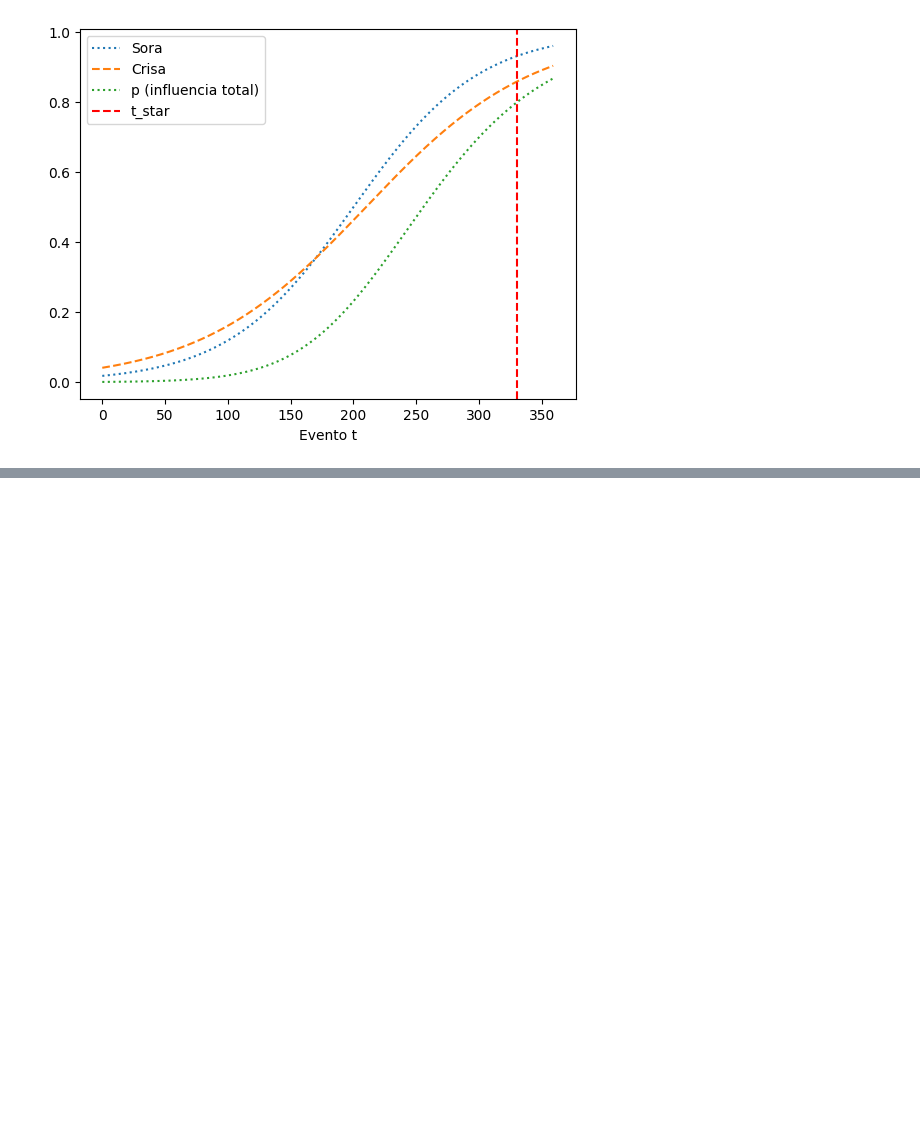
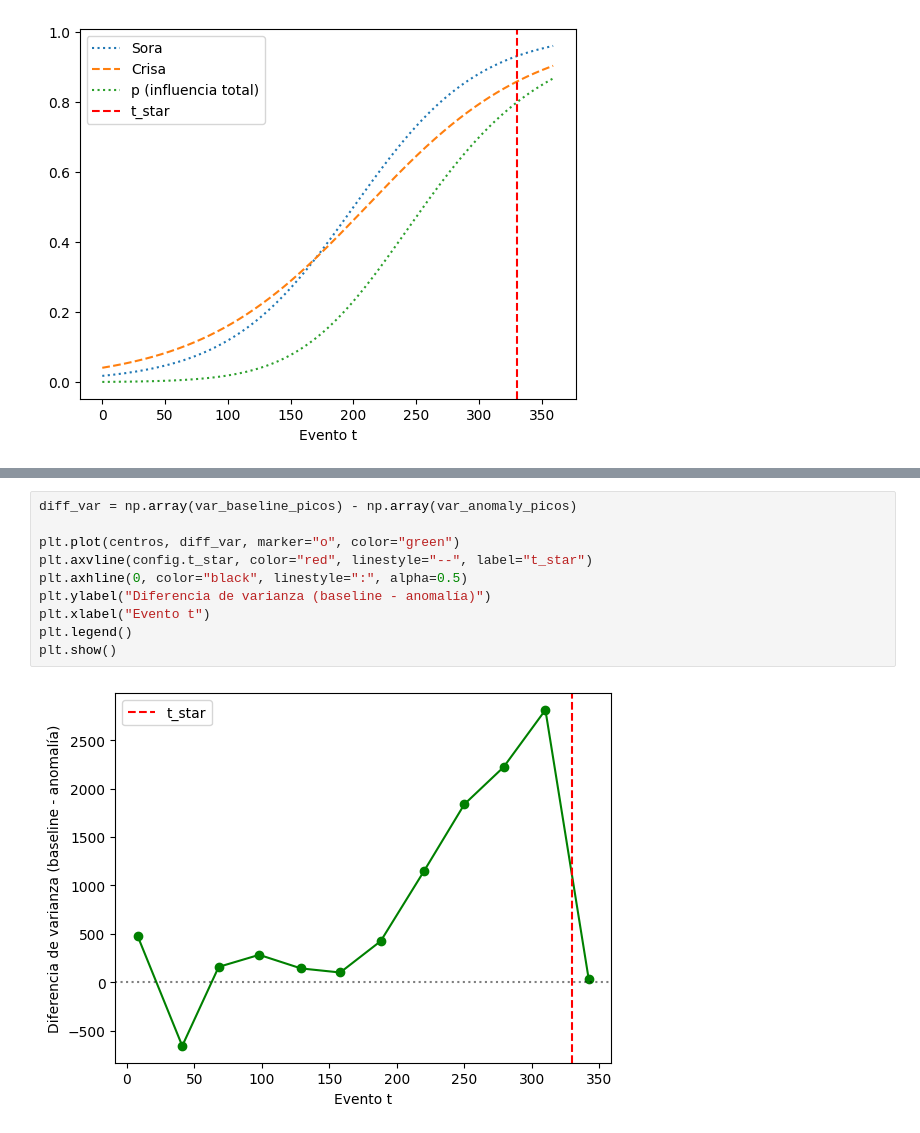
Before and after one commit to echeverriajosejavier-lab/garalen_variance, a Jupyter notebook: notebooks/examination.ipynb, the cells around one changed output, grey strips where cells are left out. Cells and saved outputs as stored; diff of their text form; blank space fills up the shorter version.

```diff
--- a/notebooks/examination.ipynb
+++ b/notebooks/examination.ipynb
@@ -204,0 +205,12 @@ plt.show()
+# %%
+diff_var = np.array(var_baseline_picos) - np.array(var_anomaly_picos)
+
+plt.plot(centros, diff_var, marker="o", color="green")
+plt.axvline(config.t_star, color="red", linestyle="--", label="t_star")
+plt.axhline(0, color="black", linestyle=":", alpha=0.5)
+plt.ylabel("Diferencia de varianza (baseline - anomalía)")
+plt.xlabel("Evento t")
+plt.legend()
+plt.show()
+# %% [output]
+[figure, added]
```
Also changed, not shown: parts of 12 cells of this notebook, 4 other files.
